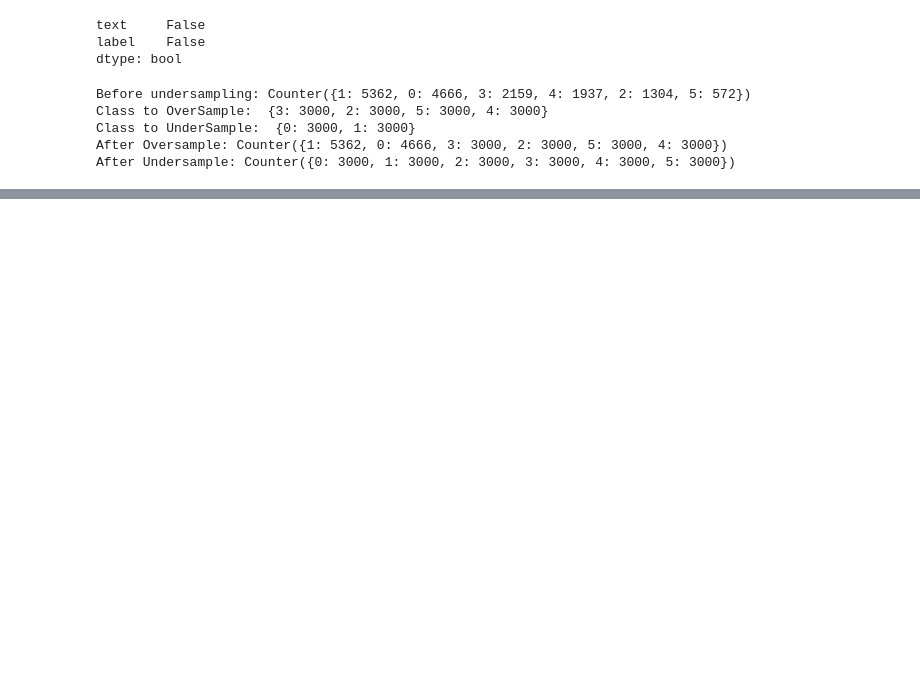
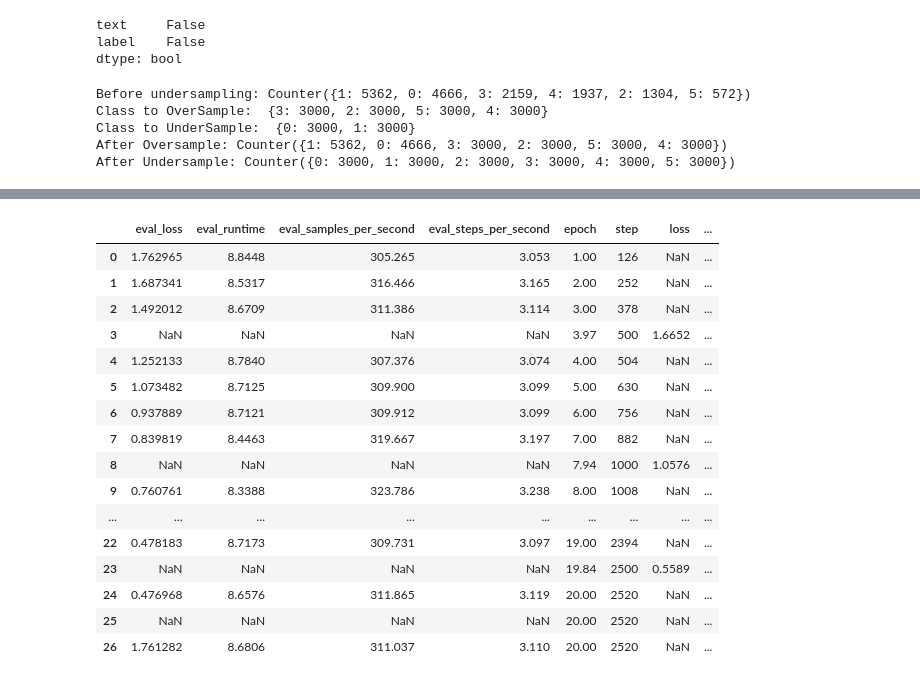
Before and after one commit to henrytse2468/SentimentAnalysis, a Jupyter notebook: SentimentAnalysis_T5.ipynb, the cells around one changed output, grey strips where cells are left out. Saved outputs shown, nothing was run; the diff lists cells and outputs as text; code cells hidden in the pictures; blank space fills up the shorter version.

```diff
--- a/SentimentAnalysis_T5.ipynb
+++ b/SentimentAnalysis_T5.ipynb
@@ -204,0 +210,20 @@ print(test_results)
+# %%
+pd.DataFrame(trainer.state.log_history)
+# %% [output]
+|  | eval_loss | eval_runtime | eval_samples_per_second | eval_steps_per_second | epoch | step | loss | ... |
+| 0 | 1.762965 | 8.8448 | 305.265 | 3.053 | 1.00 | 126 | NaN | ... |
+| 1 | 1.687341 | 8.5317 | 316.466 | 3.165 | 2.00 | 252 | NaN | ... |
+| 2 | 1.492012 | 8.6709 | 311.386 | 3.114 | 3.00 | 378 | NaN | ... |
+| 3 | NaN | NaN | NaN | NaN | 3.97 | 500 | 1.6652 | ... |
+| 4 | 1.252133 | 8.7840 | 307.376 | 3.074 | 4.00 | 504 | NaN | ... |
+| 5 | 1.073482 | 8.7125 | 309.900 | 3.099 | 5.00 | 630 | NaN | ... |
+| 6 | 0.937889 | 8.7121 | 309.912 | 3.099 | 6.00 | 756 | NaN | ... |
+| 7 | 0.839819 | 8.4463 | 319.667 | 3.197 | 7.00 | 882 | NaN | ... |
+| 8 | NaN | NaN | NaN | NaN | 7.94 | 1000 | 1.0576 | ... |
+| 9 | 0.760761 | 8.3388 | 323.786 | 3.238 | 8.00 | 1008 | NaN | ... |
+| ... | ... | ... | ... | ... | ... | ... | ... | ... |
+| 22 | 0.478183 | 8.7173 | 309.731 | 3.097 | 19.00 | 2394 | NaN | ... |
+| 23 | NaN | NaN | NaN | NaN | 19.84 | 2500 | 0.5589 | ... |
+| 24 | 0.476968 | 8.6576 | 311.865 | 3.119 | 20.00 | 2520 | NaN | ... |
+| 25 | NaN | NaN | NaN | NaN | 20.00 | 2520 | NaN | ... |
+| 26 | 1.761282 | 8.6806 | 311.037 | 3.110 | 20.00 | 2520 | NaN | ... |
```
Also changed, not shown: parts of 10 cells of this notebook, 21 other files.
